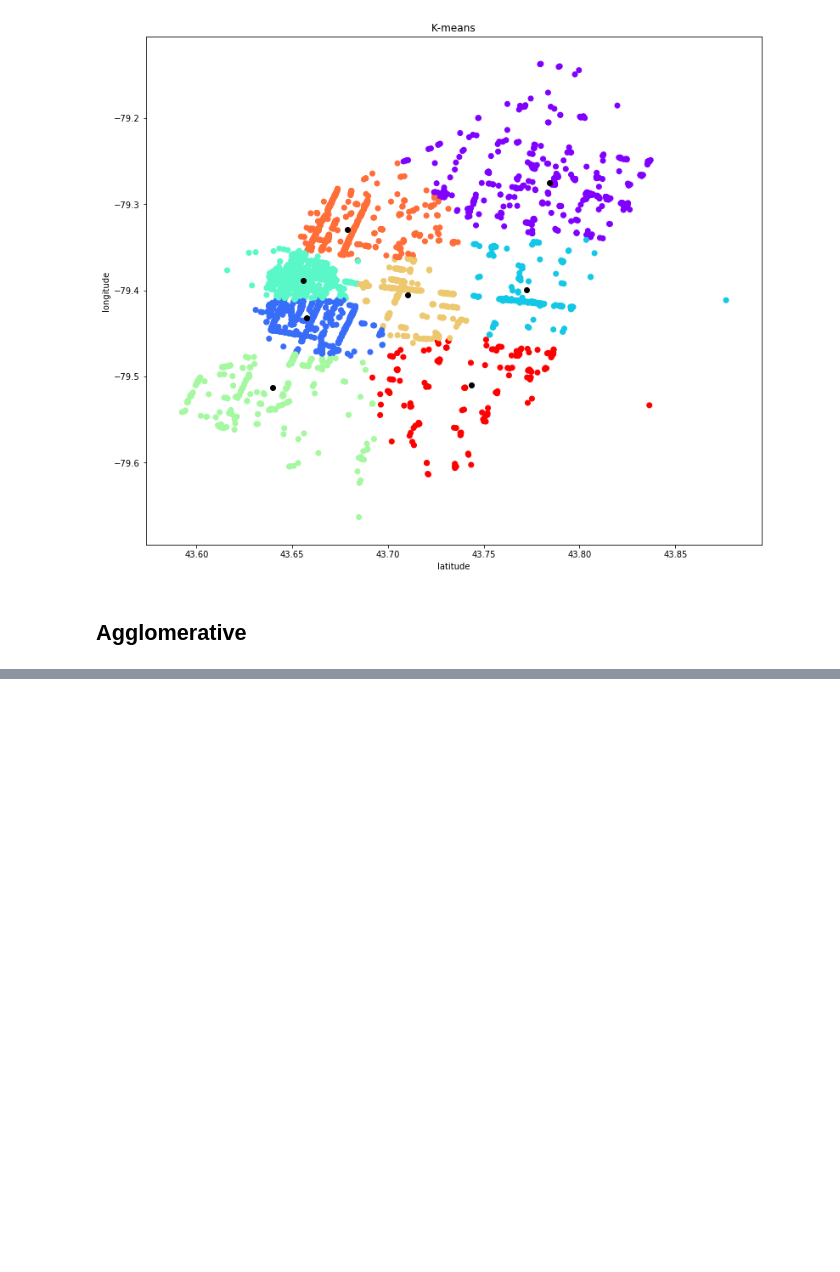
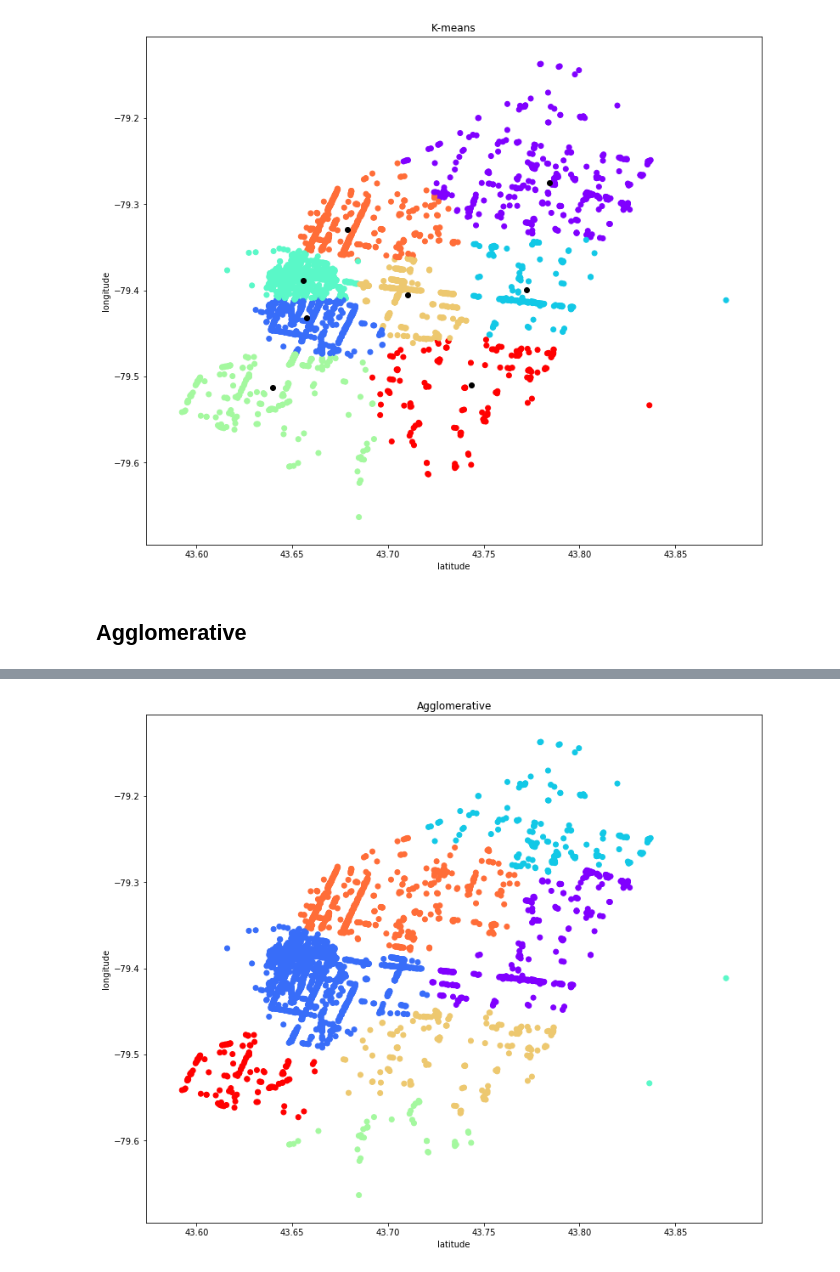
Before and after one commit to sraminics/CMPE255Project, a Jupyter notebook: Clustering Based on Location for Yelp Dataset.ipynb, the cells around one changed output, grey strips where cells are left out. Saved outputs shown, nothing was run; the diff lists cells and outputs as text; code cells hidden in the pictures; blank space fills up the shorter version.

Commit message:
Agglomerative Clustering Added

```diff
--- a/Clustering Based on Location for Yelp Dataset.ipynb
+++ b/Clustering Based on Location for Yelp Dataset.ipynb
@@ -203,0 +204,22 @@ plt.show()
+# %%
+cluster = AgglomerativeClustering(n_clusters=n, affinity='euclidean', linkage='complete').fit(lat_lon)
+labels = cluster.labels_
+# %%
+#display the clusters
+print("\n\nClusters:")
+label_count(labels)
+
+#attach the clusters to other data
+train["clusters"] = labels
+info = ["categories", "name", "clusters"]
+grouped = train[info]
+grouped = grouped.fillna("")
+
+info = ["latitude", "longitude", "clusters"]
+#use for visualization
+visualization_data = train[info]
+visualization_data = visualization_data.fillna("")
+
+#print(grouped.head())
+#display categories within clusters
+print_Categories(grouped, n)
@@ -203,0 +258,10 @@ plt.show()
+# %%
+plt.figure(figsize=(13, 11))
+plt.scatter(train['latitude'], train['longitude'], c=train["clusters"], cmap='rainbow')
+plt.figure(1, figsize=(12,2))
+plt.xlabel('latitude')
+plt.ylabel('longitude')
+plt.title('Agglomerative')
+plt.show()
+# %% [output]
+[figure, added]
```
Also changed, not shown: parts of 3 cells of this notebook.
